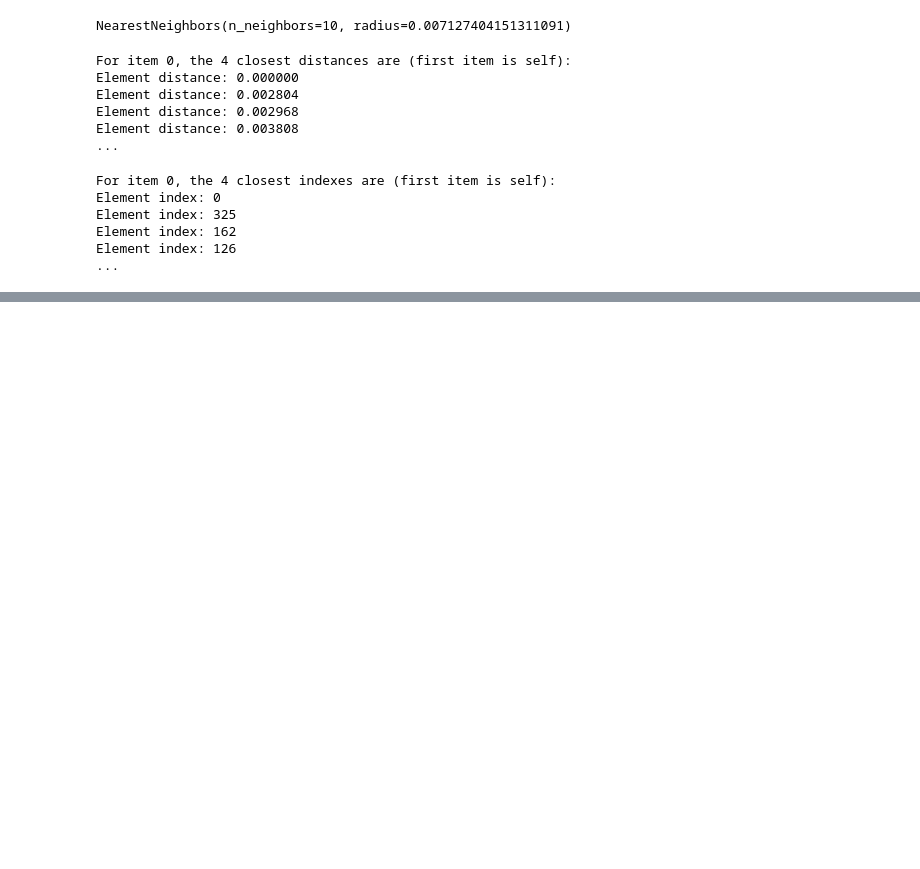
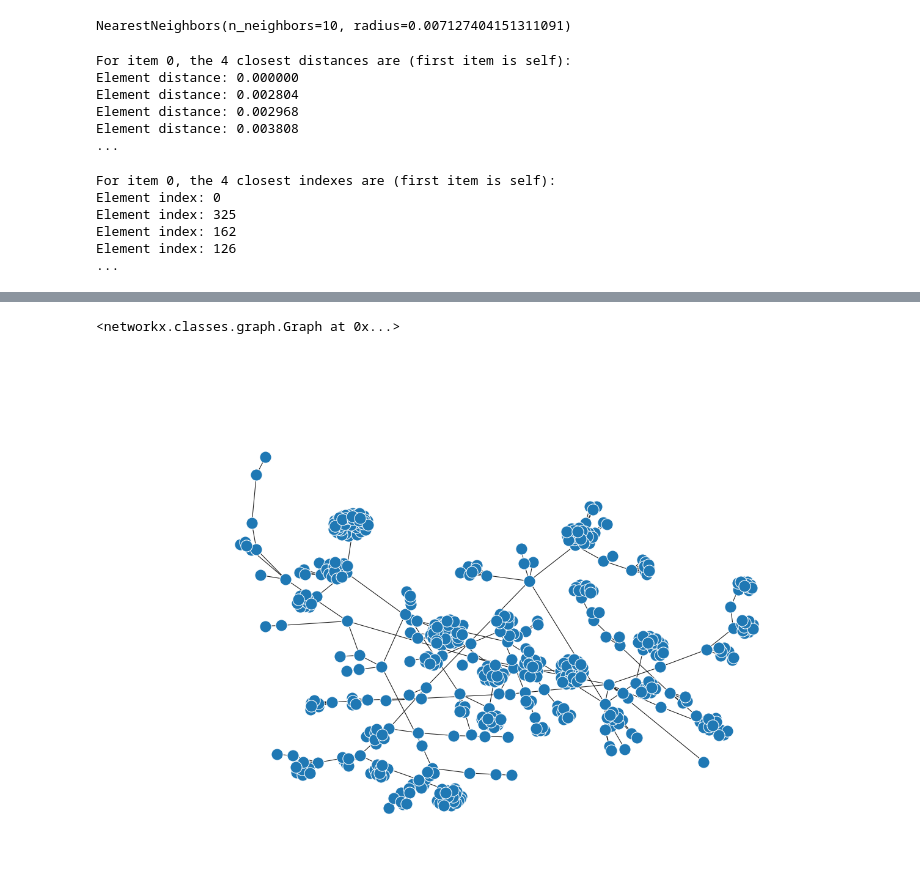
Before and after one commit to bramvankooten/urban-computing, a Jupyter notebook: propensity_scores.ipynb, the cells around one changed output, grey strips where cells are left out. Saved outputs shown, nothing was run; the diff lists cells and outputs as text; code cells hidden in the pictures; blank space fills up the shorter version.

Commit message:
latest version propensity scores

```diff
--- a/propensity_scores.ipynb
+++ b/propensity_scores.ipynb
@@ -322,0 +177,17 @@ df_data
+# %%
+G = nx.Graph()
+# %%
+G.add_nodes_from(df_data.reset_index()['osward'].tolist())
+# %%
+G
+# %% [output]
+<networkx.classes.graph.Graph at 0x...>
+# %%
+df_data_no_index = df_data.reset_index()
+epsilon = 0.0001
+for index, row in df_data_no_index.iterrows():
+    other_rows = df_data_no_index[df_data_no_index['treatment'] != row.treatment]
+    for o_index, o_row in other_rows.reset_index().iterrows():
+        modified_distance = (abs(row.propensity_score_logit - o_row.propensity_score_logit) + epsilon) / abs(row.treatment - o_row.treatment)
+        if not G.has_edge(row.osward, o_row.osward):
+            G.add_edge(row.osward, o_row.osward, weight=modified_distance)
@@ -322,0 +196,6 @@ df_data
+# %%
+edmonds_applied = maximum_branching(G)
+# %%
+nx.draw(edmonds_applied)
+# %% [output]
+[figure, added]
```
Also changed, not shown: parts of 12 cells of this notebook.
